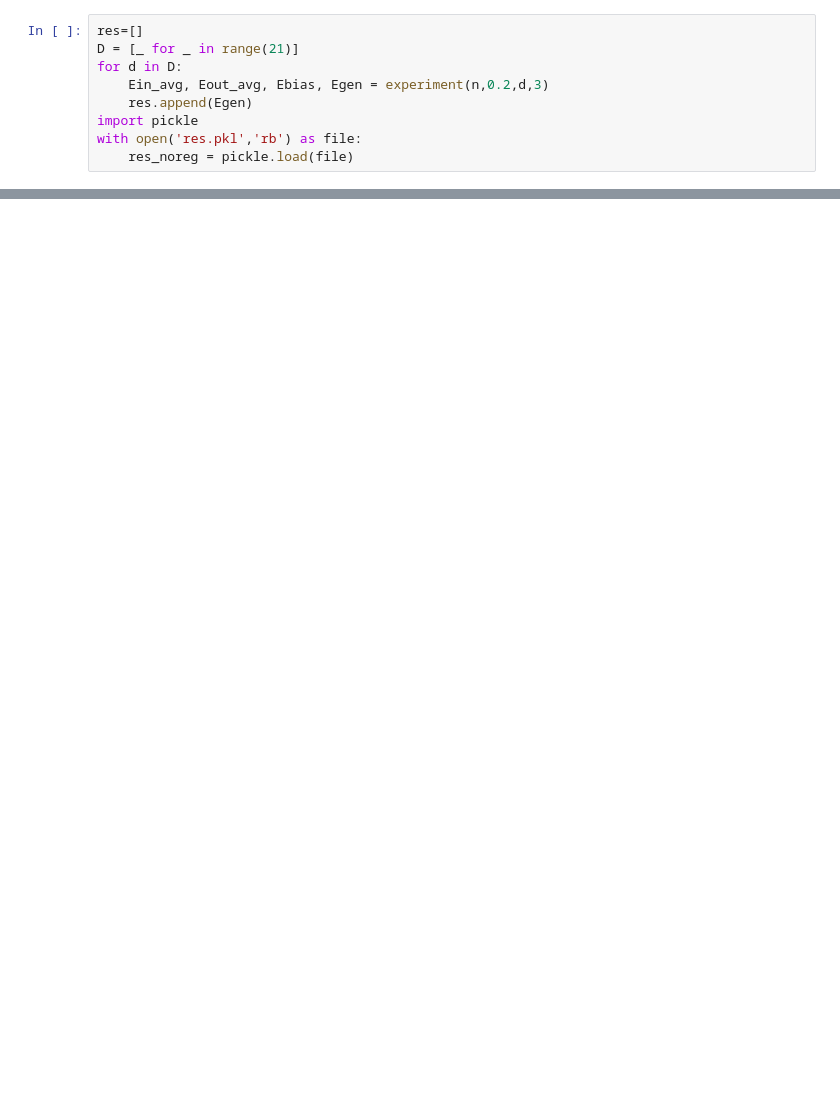
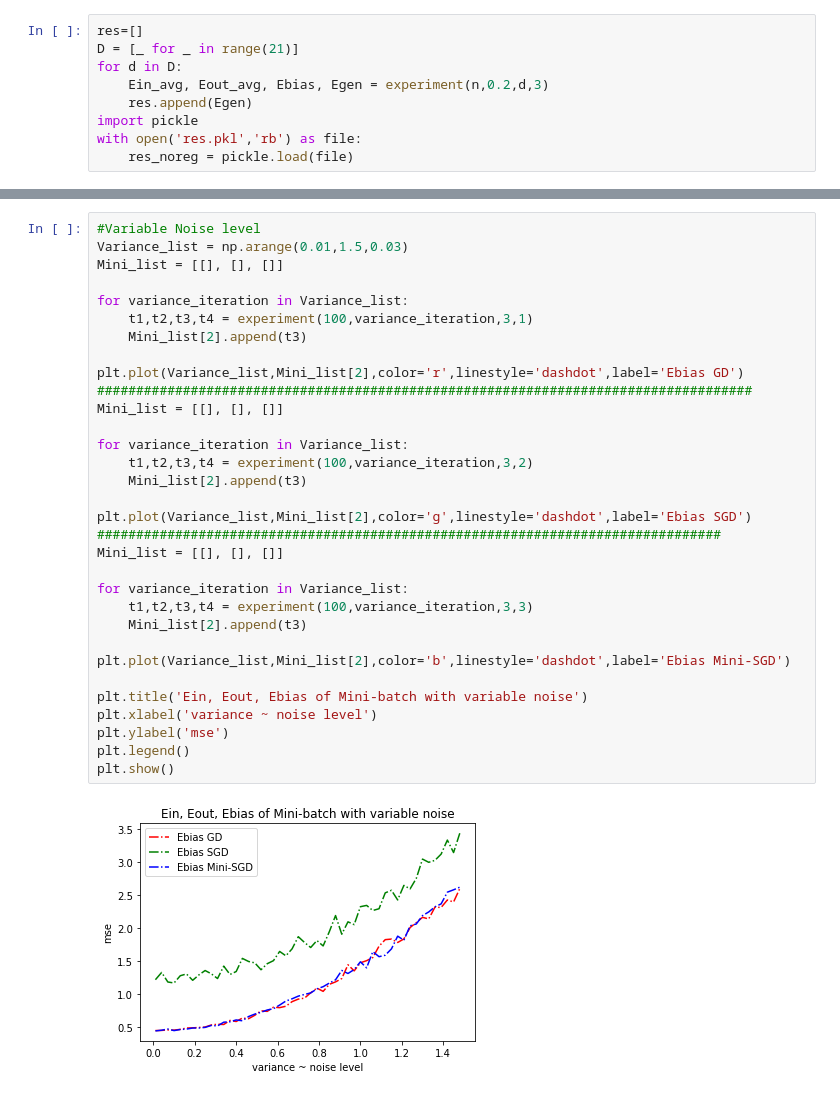
Before and after one commit to Jayshil-Patel/DLRL, a Jupyter notebook: new_regd.ipynb, the cells around one changed output, grey strips where cells are left out. Saved outputs shown, nothing was run; the diff lists cells and outputs as text; blank space fills up the shorter version.

```diff
--- a/new_regd.ipynb
+++ b/new_regd.ipynb
@@ -442,0 +443,34 @@ plt.show()
+# %%
+#Variable Noise level
+Variance_list = np.arange(0.01,1.5,0.03)
+Mini_list = [[], [], []]
+
+for variance_iteration in Variance_list:
+    t1,t2,t3,t4 = experiment(100,variance_iteration,3,1)
+    Mini_list[2].append(t3)
+
+plt.plot(Variance_list,Mini_list[2],color='r',linestyle='dashdot',label='Ebias GD')
+####################################################################################
+Mini_list = [[], [], []]
+
+for variance_iteration in Variance_list:
+    t1,t2,t3,t4 = experiment(100,variance_iteration,3,2)
+    Mini_list[2].append(t3)
+
+plt.plot(Variance_list,Mini_list[2],color='g',linestyle='dashdot',label='Ebias SGD')
+################################################################################
+Mini_list = [[], [], []]
+
+for variance_iteration in Variance_list:
+    t1,t2,t3,t4 = experiment(100,variance_iteration,3,3)
+    Mini_list[2].append(t3)
+
+plt.plot(Variance_list,Mini_list[2],color='b',linestyle='dashdot',label='Ebias Mini-SGD')
+
+plt.title('Ein, Eout, Ebias of Mini-batch with variable noise')
+plt.xlabel('variance ~ noise level')
+plt.ylabel('mse')
+plt.legend()
+plt.show()
+# %% [output]
+[figure, added]
```
Also changed, not shown: parts of 8 cells of this notebook, 2 other files.
